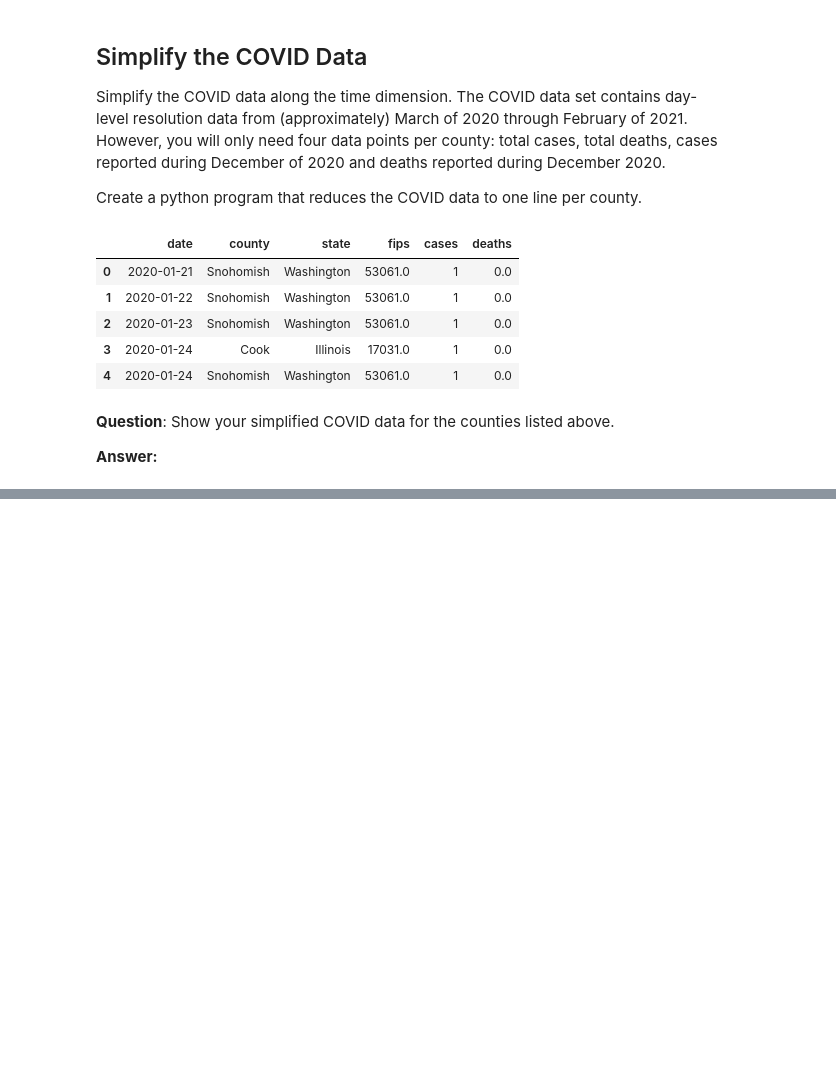
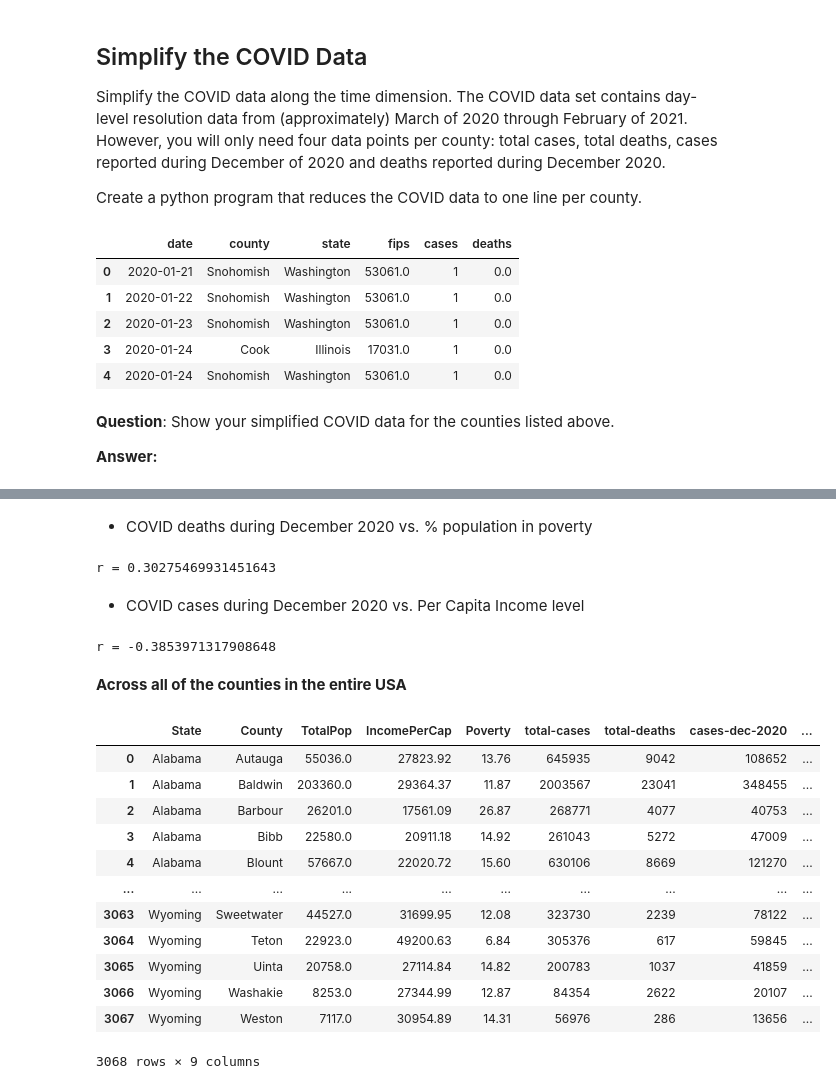
Before and after one commit to pkaran57/data-engineering, a Jupyter notebook: in-class-assignments/assignment-5/data-integration-activity.ipynb, the cells around one changed output, grey strips where cells are left out. Saved outputs shown, nothing was run; the diff lists cells and outputs as text; code cells hidden in the pictures; blank space fills up the shorter version.

```diff
--- a/in-class-assignments/assignment-5/data-integration-activity.ipynb
+++ b/in-class-assignments/assignment-5/data-integration-activity.ipynb
@@ -136,0 +202,42 @@ display(covid_df)
+# %% [markdown]
+* COVID deaths during December 2020 vs. % population in poverty
+# %%
+total_deaths = (or_df['deaths-dec-2020'] * 100000) / or_df['TotalPop']
+
+r = total_deaths.corr(or_df['Poverty'])
+print(f'r = {r}')
+# %% [output]
+r = 0.30275469931451643
+# %% [markdown]
+* COVID cases during December 2020 vs. Per Capita Income level
+# %%
+total_cases = (or_df['cases-dec-2020'] * 100000) / or_df['TotalPop']
+
+r = total_cases.corr(or_df['IncomePerCap'])
+print(f'r = {r}')
+# %% [output]
+r = -0.3853971317908648
+# %% [markdown]
+__Across all of the counties in the entire USA__
+# %%
+# create df for all us counties
+acs_df['County'] = acs_df['County'].str.replace(' County', '')
+
+us_df = pd.merge(acs_df, covid_df, left_on = ['State', 'County'], right_on = ['state', 'county'])
+us_df = us_df.drop(columns=['state'])
+us_df = us_df.drop(columns=['county'])
+display(us_df)
+# %% [output]
+|  | State | County | TotalPop | IncomePerCap | Poverty | total-cases | total-deaths | cases-dec-2020 | ... |
+| 0 | Alabama | Autauga | 55036.0 | 27823.92 | 13.76 | 645935 | 9042 | 108652 | ... |
+| 1 | Alabama | Baldwin | 203360.0 | 29364.37 | 11.87 | 2003567 | 23041 | 348455 | ... |
+| 2 | Alabama | Barbour | 26201.0 | 17561.09 | 26.87 | 268771 | 4077 | 40753 | ... |
+| 3 | Alabama | Bibb | 22580.0 | 20911.18 | 14.92 | 261043 | 5272 | 47009 | ... |
+| 4 | Alabama | Blount | 57667.0 | 22020.72 | 15.60 | 630106 | 8669 | 121270 | ... |
+| ... | ... | ... | ... | ... | ... | ... | ... | ... | ... |
+| 3063 | Wyoming | Sweetwater | 44527.0 | 31699.95 | 12.08 | 323730 | 2239 | 78122 | ... |
+| 3064 | Wyoming | Teton | 22923.0 | 49200.63 | 6.84 | 305376 | 617 | 59845 | ... |
+| 3065 | Wyoming | Uinta | 20758.0 | 27114.84 | 14.82 | 200783 | 1037 | 41859 | ... |
+| 3066 | Wyoming | Washakie | 8253.0 | 27344.99 | 12.87 | 84354 | 2622 | 20107 | ... |
+| 3067 | Wyoming | Weston | 7117.0 | 30954.89 | 14.31 | 56976 | 286 | 13656 | ... |
+3068 rows × 9 columns
```
Also changed, not shown: parts of 15 cells of this notebook, 1 other file.
